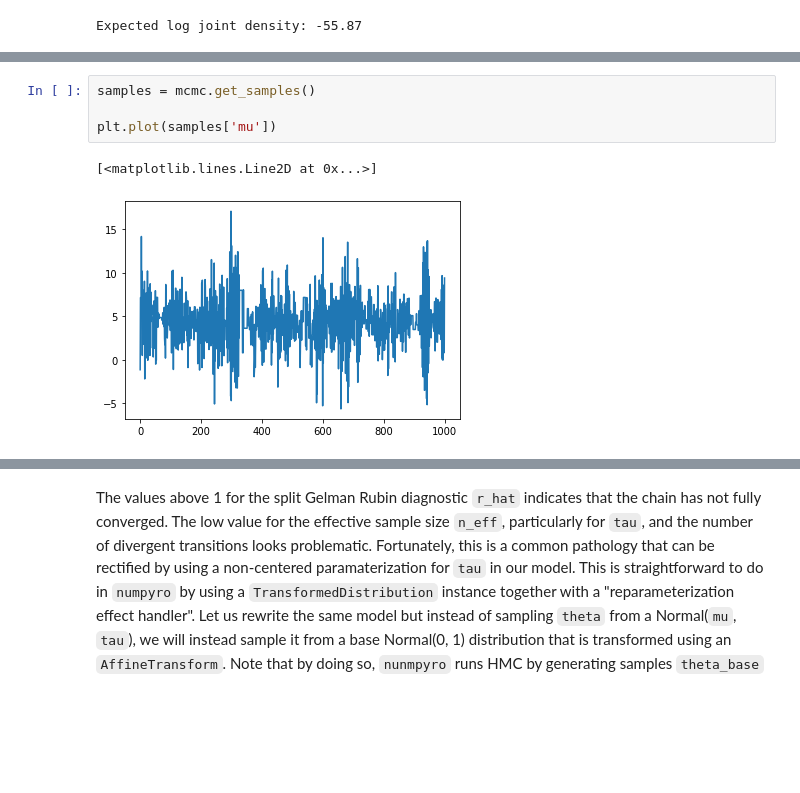
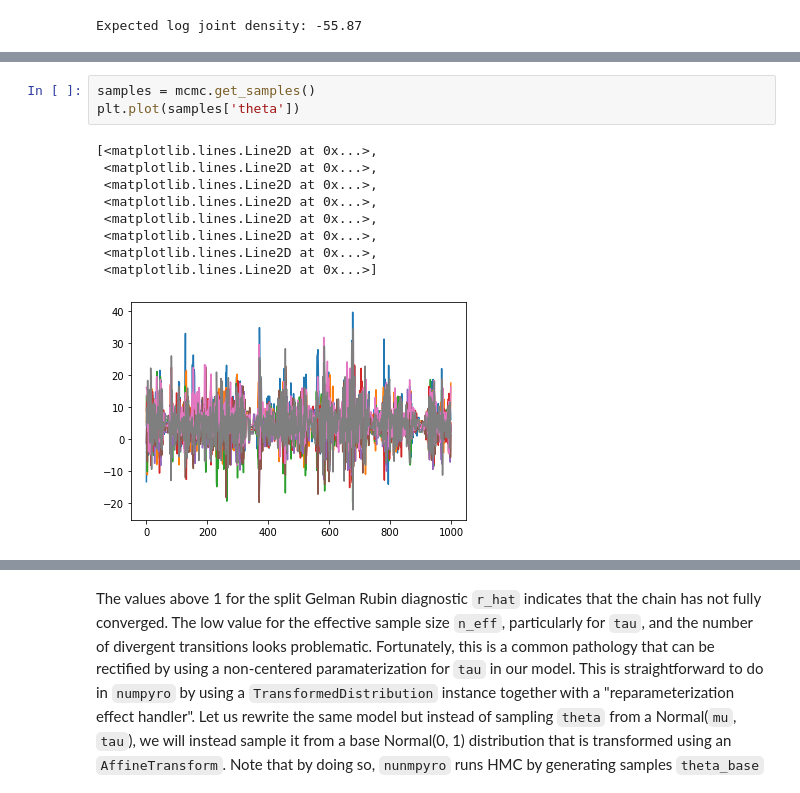
Before and after one commit to ludkinm/numpyro, a Jupyter notebook: notebooks/HMC_schools.ipynb, the cells around one changed output, grey strips where cells are left out. Drawn from its saved outputs; the diff is of its cells as text; blank space fills up the shorter version.

```diff
--- a/notebooks/HMC_schools.ipynb
+++ b/notebooks/HMC_schools.ipynb
@@ -60,7 +65,13 @@ Expected log joint density: -55.87
 # %%
 samples = mcmc.get_samples()
-
-plt.plot(samples['mu'])
+plt.plot(samples['theta'])
 # %% [output]
-[<matplotlib.lines.Line2D at 0x...>]
+[<matplotlib.lines.Line2D at 0x...>,
+ <matplotlib.lines.Line2D at 0x...>,
+ <matplotlib.lines.Line2D at 0x...>,
+ <matplotlib.lines.Line2D at 0x...>,
+ <matplotlib.lines.Line2D at 0x...>,
+ <matplotlib.lines.Line2D at 0x...>,
+ <matplotlib.lines.Line2D at 0x...>,
+ <matplotlib.lines.Line2D at 0x...>]
-[figure, old version]
+[figure, new version]
```
Also changed, not shown: parts of 9 cells of this notebook, 9 other files.
